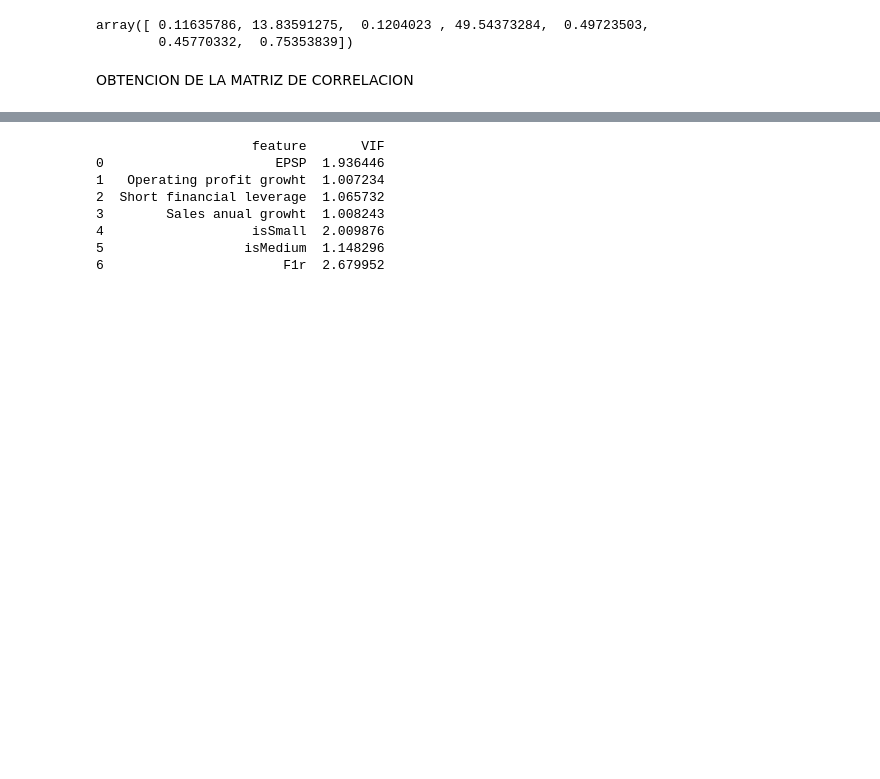
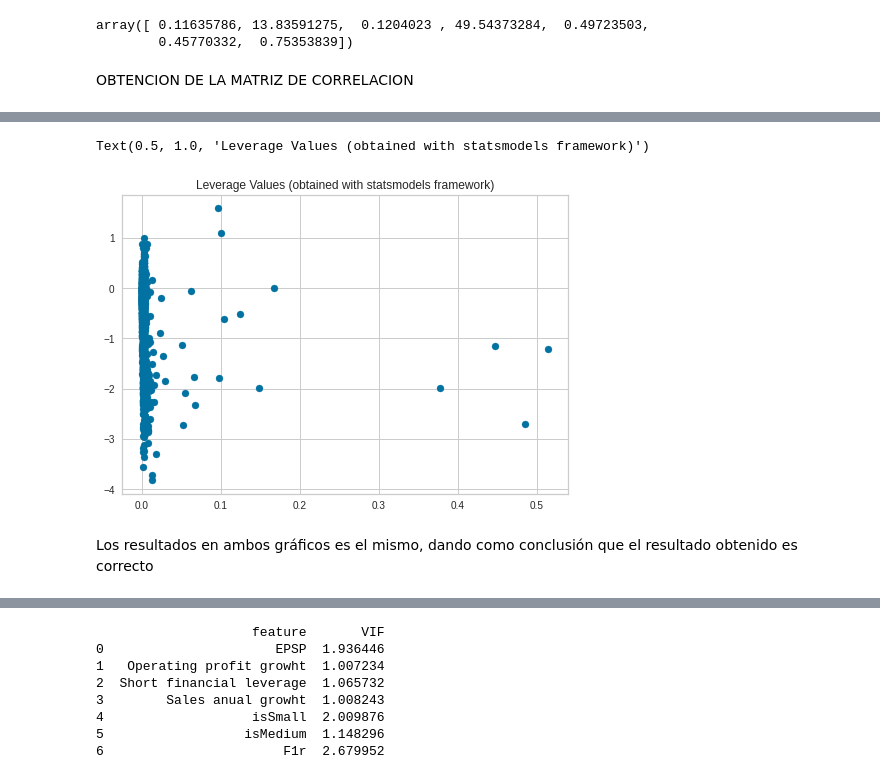
Before and after one commit to A01552594/Estadistica, a Jupyter notebook: Codigo/Entregable2.ipynb, the cells around one changed output, grey strips where cells are left out. Drawn from its saved outputs; the diff is of its cells as text; code cells hidden in the pictures; blank space fills up the shorter version.

```diff
--- a/Codigo/Entregable2.ipynb
+++ b/Codigo/Entregable2.ipynb
@@ -407,0 +279,16 @@ RECORDEMOS QUE LA CORRELACIÓN ES QUE TANTO SE RELACIONAN LAS VARIALES ENTRE CAD
+# %%
+X = df_train[['EPSP','Operating profit growht','Short financial leverage', 'Sales anual growht', 'isSmall', 'isMedium']]
+x = sm.add_constant(X)
+y = df_train["F1r"]
+m = sm.OLS(y, X).fit()
+
+influence_values = m.get_influence()
+l = influence_values.hat_matrix_diag
+
+plt.scatter(l, y)
+plt.title("Leverage Values (obtained with statsmodels framework)")
+# %% [output]
+Text(0.5, 1.0, 'Leverage Values (obtained with statsmodels framework)')
+[figure, added]
+# %% [markdown]
+Los resultados en ambos gráficos es el mismo, dando como conclusión que el resultado obtenido es correcto
```
Also changed, not shown: parts of 99 cells of this notebook, 1 other file.
